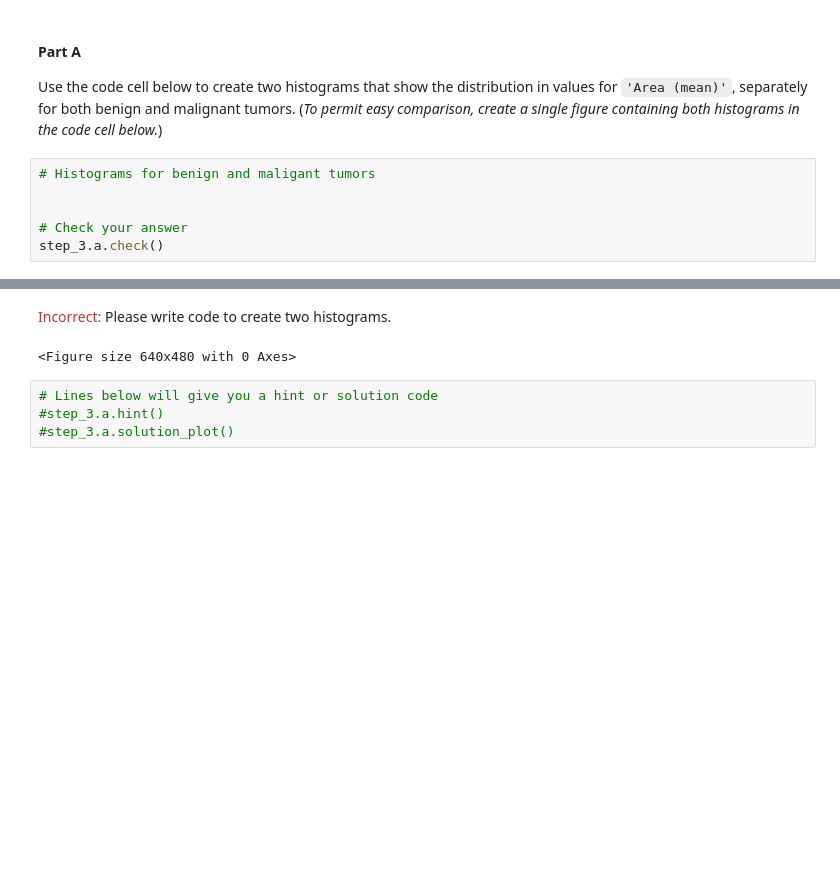
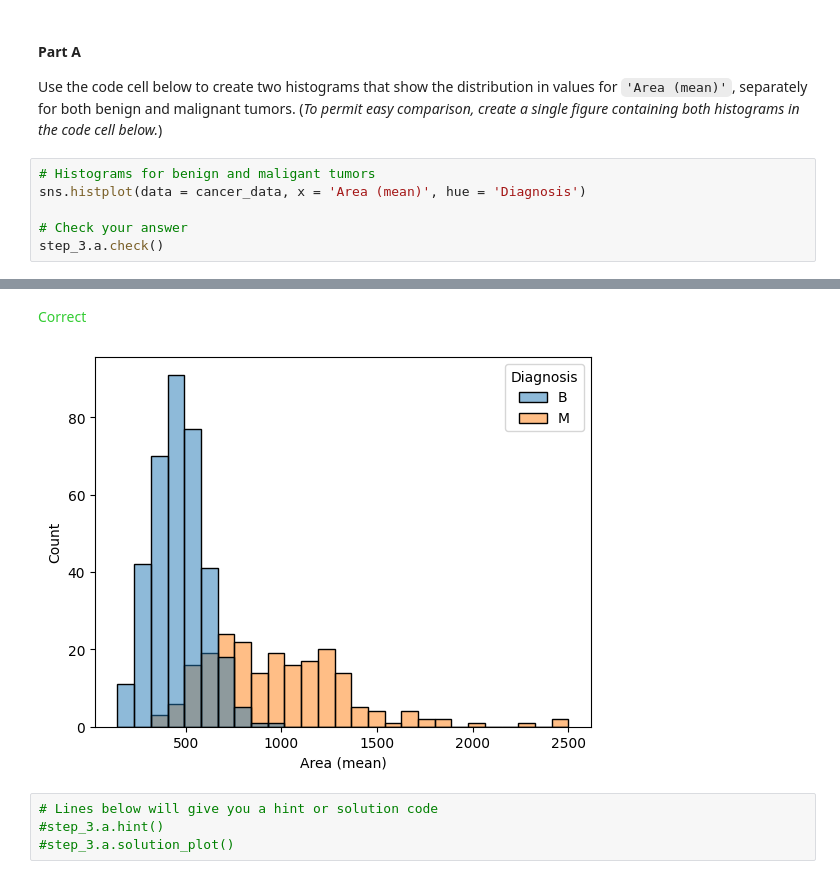
Before and after one commit to httran1/Data_Science_HT, a Jupyter notebook: exercise-distributions.ipynb, the cells around one changed output, grey strips where cells are left out. Cells and saved outputs as stored; diff of their text form; blank space fills up the shorter version.

```diff
--- a/exercise-distributions.ipynb
+++ b/exercise-distributions.ipynb
@@ -109,14 +109,14 @@ step_2.check()
 Use the code cell below to create two histograms that show the distribution in values for `'Area (mean)'`, separately for both benign and malignant tumors.  (_To permit easy comparison, create a single figure containing both histograms in the code cell below._)
 # %%
 # Histograms for benign and maligant tumors
-
+sns.histplot(data = cancer_data, x = 'Area (mean)', hue = 'Diagnosis')
 
 # Check your answer
 step_3.a.check()
 # %% [output]
 [interactive output not drawn]
-<span style="color:#cc3333">Incorrect:</span> Please write code to create two histograms.
+<span style="color:#33cc33">Correct</span>
-<Figure size 640x480 with 0 Axes>
+[figure, added]
 # %%
 # Lines below will give you a hint or solution code
 #step_3.a.hint()
```
